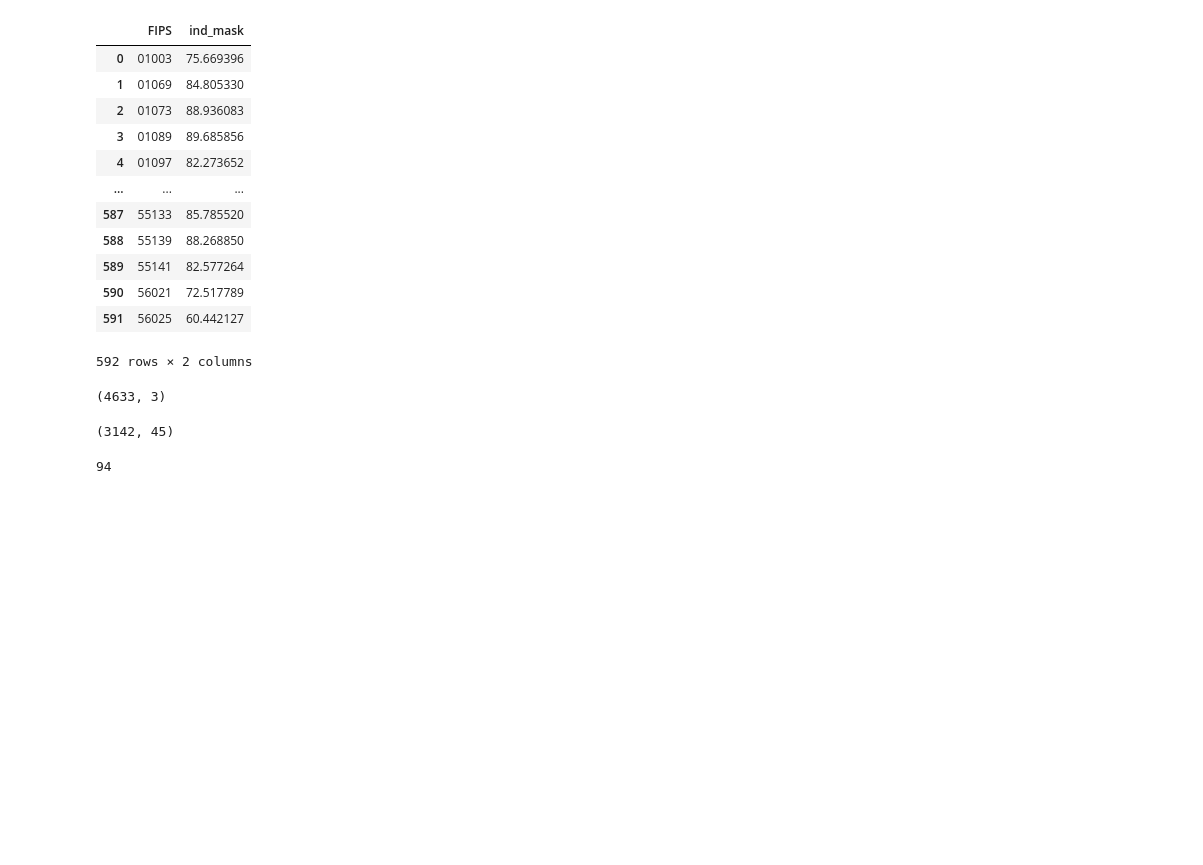
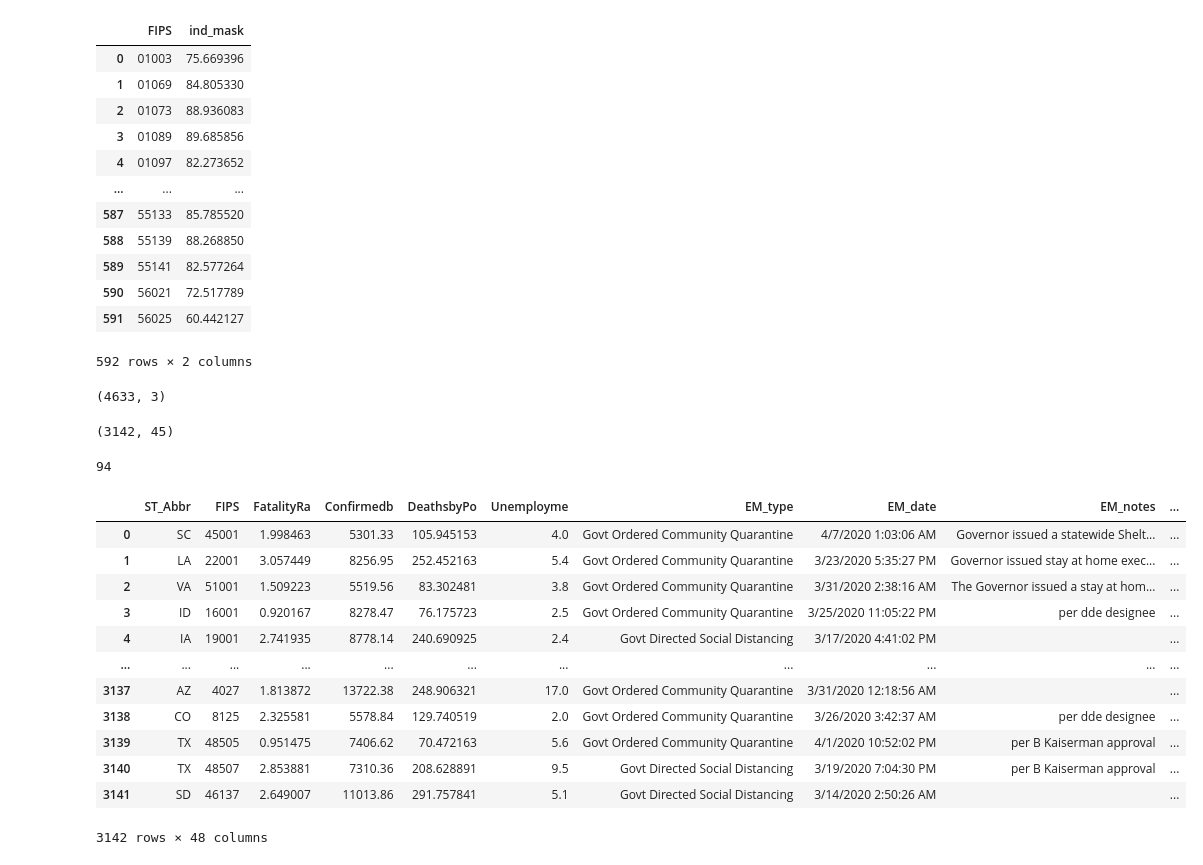
Before and after one commit to datascisteven/The-Masked-Politic, a Jupyter notebook: the_masked_politican.ipynb, the cells around one changed output. Saved outputs shown, nothing was run; the diff lists cells and outputs as text; code cells hidden in the pictures; blank space fills up the shorter version.

```diff
--- a/the_masked_politican.ipynb
+++ b/the_masked_politican.ipynb
@@ -107,7 +109,7 @@ merge1 = geo_df.merge(mask_ind_means, how = 'left', on = 'FIPS')
 # %%
-merge1['FIPS'] = to_impute_df.FIPS.astype('int64')
+merge1['FIPS'] = merge1.FIPS.astype('int64')
 
-impute_df = to_impute_df.drop(['Inpat_Occ', 'ICU_Occ', 'ST_Abbr', 'EM_type', 'EM_date', 'EM_notes', 'geometry'], axis=1)
+impute_df = merge1.drop(['Inpat_Occ', 'ICU_Occ', 'ST_Abbr', 'EM_type', 'EM_date', 'EM_notes', 'geometry'], axis=1)
 # %%
 knn_imputer = KNNImputer(n_neighbors=6)
 # %%
@@ -122,3 +124,19 @@ elec_geo_df = merge1.merge(merge_elec, on = 'county',how='left', sort=True)
 elec_geo_df.percentage20_Joe_Biden.isna().sum()
 # %% [output]
 94
+# %%
+elec_geo_df
+# %% [output]
+|  | ST_Abbr | FIPS | FatalityRa | Confirmedb | DeathsbyPo | Unemployme | EM_type | EM_date | EM_notes | ... |
+| 0 | SC | 45001 | 1.998463 | 5301.33 | 105.945153 | 4.0 | Govt Ordered Community Quarantine | 4/7/2020 1:03:06 AM | Governor issued a statewide Shelt... | ... |
+| 1 | LA | 22001 | 3.057449 | 8256.95 | 252.452163 | 5.4 | Govt Ordered Community Quarantine | 3/23/2020 5:35:27 PM | Governor issued stay at home exec... | ... |
+| 2 | VA | 51001 | 1.509223 | 5519.56 | 83.302481 | 3.8 | Govt Ordered Community Quarantine | 3/31/2020 2:38:16 AM | The Governor issued a stay at hom... | ... |
+| 3 | ID | 16001 | 0.920167 | 8278.47 | 76.175723 | 2.5 | Govt Ordered Community Quarantine | 3/25/2020 11:05:22 PM | per dde designee | ... |
+| 4 | IA | 19001 | 2.741935 | 8778.14 | 240.690925 | 2.4 | Govt Directed Social Distancing | 3/17/2020 4:41:02 PM |  | ... |
+| ... | ... | ... | ... | ... | ... | ... | ... | ... | ... | ... |
+| 3137 | AZ | 4027 | 1.813872 | 13722.38 | 248.906321 | 17.0 | Govt Ordered Community Quarantine | 3/31/2020 12:18:56 AM |  | ... |
+| 3138 | CO | 8125 | 2.325581 | 5578.84 | 129.740519 | 2.0 | Govt Ordered Community Quarantine | 3/26/2020 3:42:37 AM | per dde designee | ... |
+| 3139 | TX | 48505 | 0.951475 | 7406.62 | 70.472163 | 5.6 | Govt Ordered Community Quarantine | 4/1/2020 10:52:02 PM | per B Kaiserman approval | ... |
+| 3140 | TX | 48507 | 2.853881 | 7310.36 | 208.628891 | 9.5 | Govt Directed Social Distancing | 3/19/2020 7:04:30 PM | per B Kaiserman approval | ... |
+| 3141 | SD | 46137 | 2.649007 | 11013.86 | 291.757841 | 5.1 | Govt Directed Social Distancing | 3/14/2020 2:50:26 AM |  | ... |
+3142 rows × 48 columns
```
Also changed, not shown: parts of 5 cells of this notebook.
